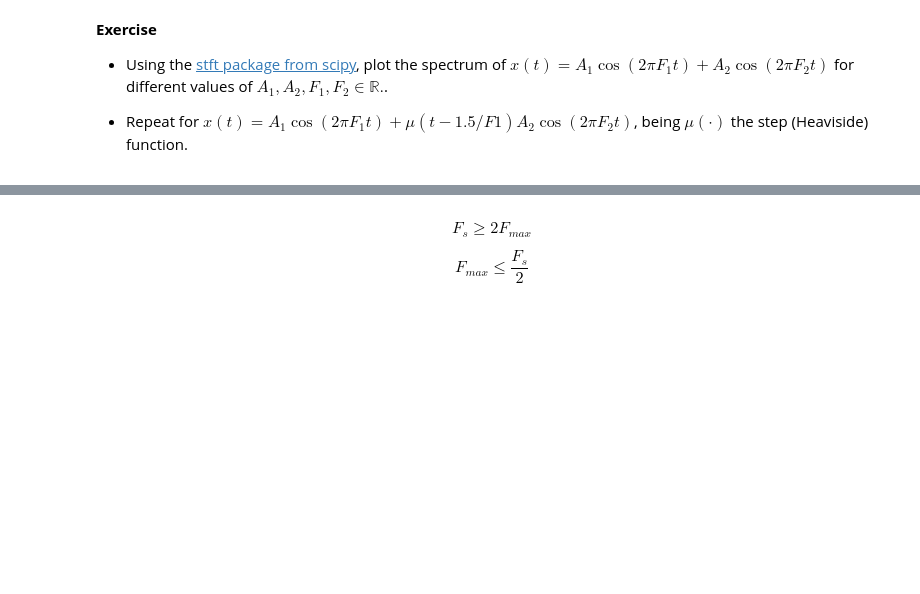
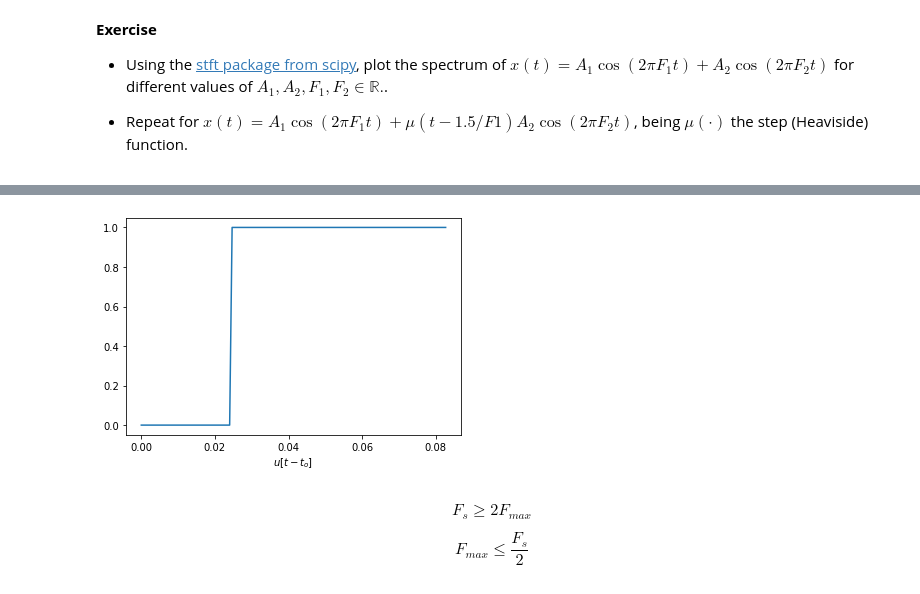
Before and after one commit to amalvarezme/ProcesoDigitalSen, a Jupyter notebook: PDS_Notebooks/2_spectral_analysis_deterministic_signals/4_stft.ipynb, the cells around one changed output, grey strips where cells are left out. Saved outputs shown, nothing was run; the diff lists cells and outputs as text; code cells hidden in the pictures; blank space fills up the shorter version.

```diff
--- a/PDS_Notebooks/2_spectral_analysis_deterministic_signals/4_stft.ipynb
+++ b/PDS_Notebooks/2_spectral_analysis_deterministic_signals/4_stft.ipynb
@@ -206,3 +225,14 @@ plt.show()
+# %%
+u = np.ones(x.shape[0])
+to = 1.5/F1
+Nm = int(to*Fs)
+u[:Nm] = 0
+plt.plot(t,u)
+plt.xlabel('t [s]')
+plt.xlabel('$u [t-t_o]$')
+plt.show()
+# %% [output]
+[figure, added]
 # %% [markdown]
 $$F_s\geq 2 F_{max}$$
 
```
Also changed, not shown: parts of 3 cells of this notebook.
